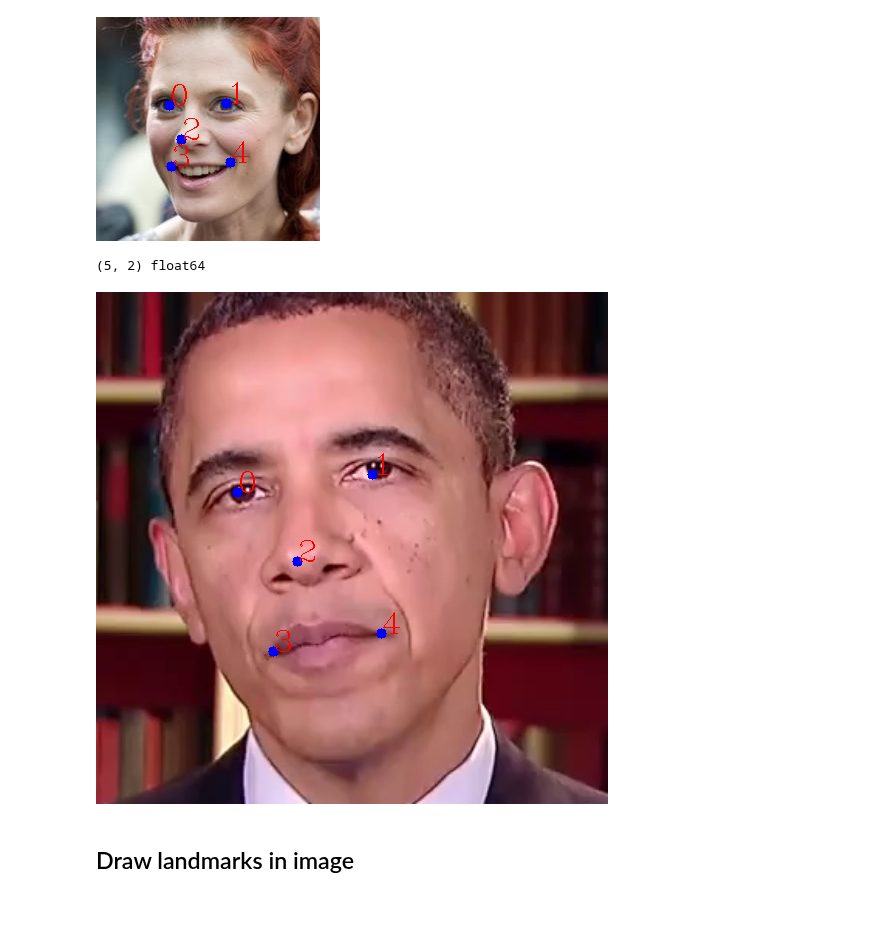
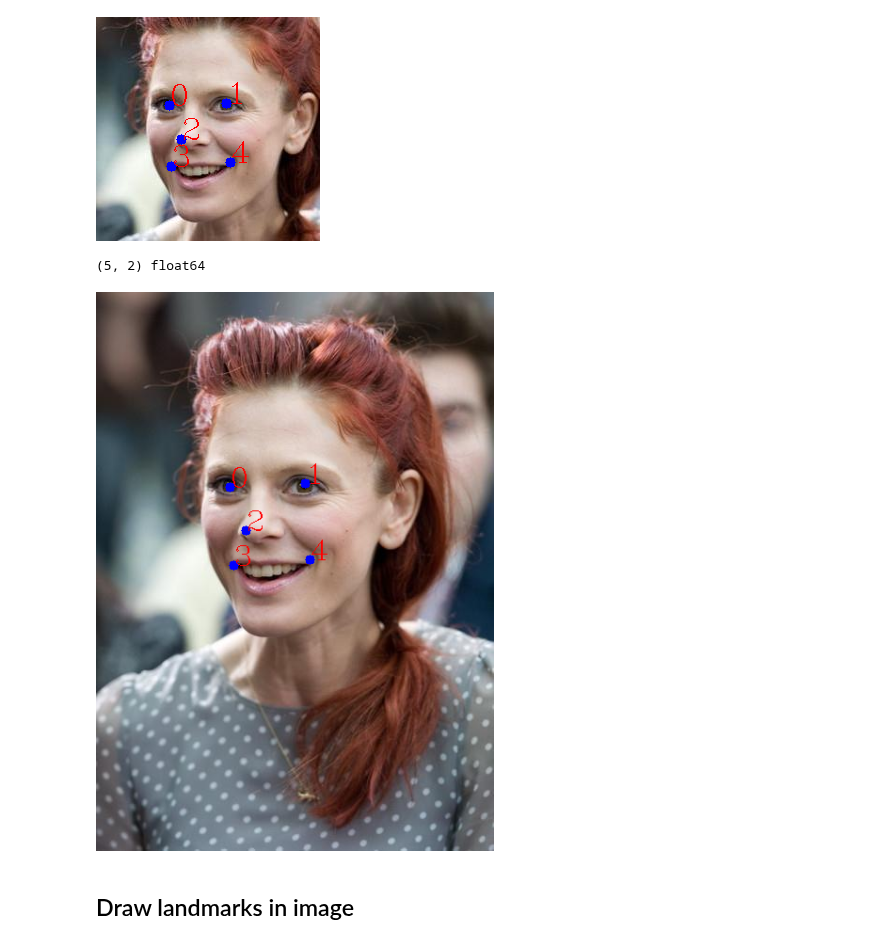
Before and after one commit to zhanghm1995/programming-learning-examples, a Jupyter notebook: OpenCV_learning/scripts/draw_utils.ipynb, the cells around one changed output. Cells and saved outputs as stored; diff of their text form; code cells hidden in the pictures; blank space fills up the shorter version.

```diff
--- a/OpenCV_learning/scripts/draw_utils.ipynb
+++ b/OpenCV_learning/scripts/draw_utils.ipynb
@@ -53,17 +53,17 @@ display(Image.fromarray(img_src[..., ::-1]))
  [134.80461773  77.98748924]] (5, 2)
 [figure]
 # %%
-lm_path = "/home/zhanghm/Temp/cv-fighter/face_fighter/id00003/obama_weekly_023_clip_001/face_image/000000.txt"
+lm_path = "/home/zhanghm/Research/Programming/Deep3DFaceRecon_pytorch/datasets/examples/detections/000002.txt"
 landmarks = load_landmarks(lm_path)
 print(landmarks.shape, landmarks.dtype)
 
-img_src = cv2.imread("/home/zhanghm/Temp/cv-fighter/face_fighter/id00003/obama_weekly_023_clip_001/face_image/000000.jpg")
+img_src = cv2.imread("/home/zhanghm/Research/Programming/Deep3DFaceRecon_pytorch/datasets/examples/000002.jpg")
 draw_points(img_src, landmarks)
 
 display(Image.fromarray(img_src[..., ::-1]))
 # %% [output]
 (5, 2) float64
-[figure, old version]
+[figure, new version]
 # %% [markdown]
 ## Draw landmarks in image
 # %%
```
Also changed, not shown: 2 other files.
